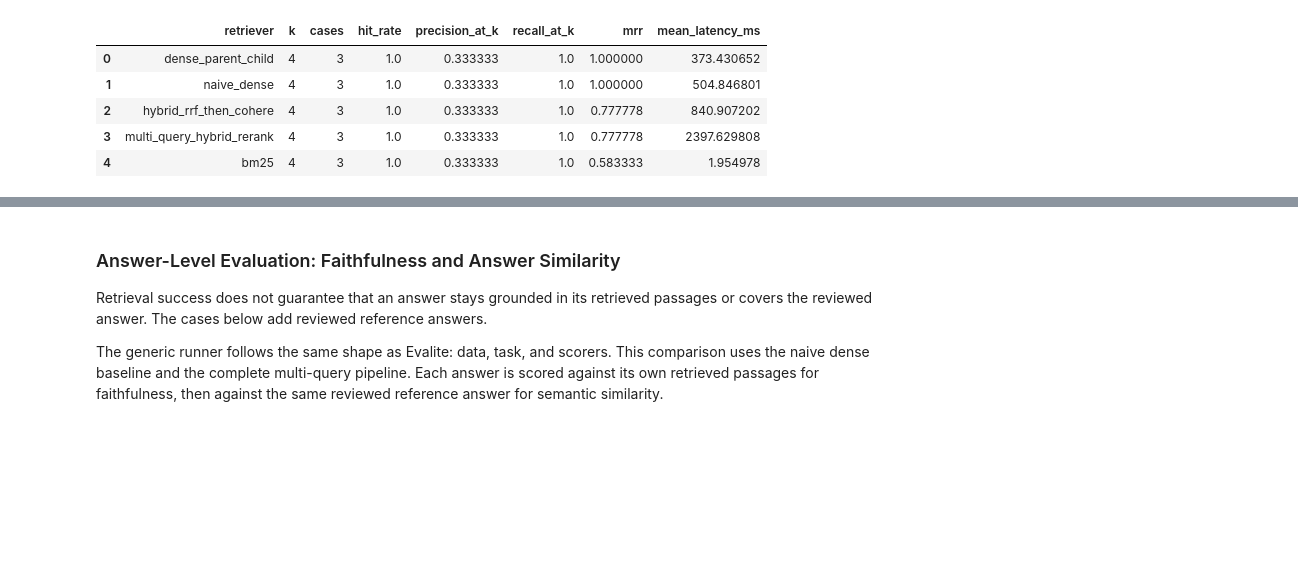
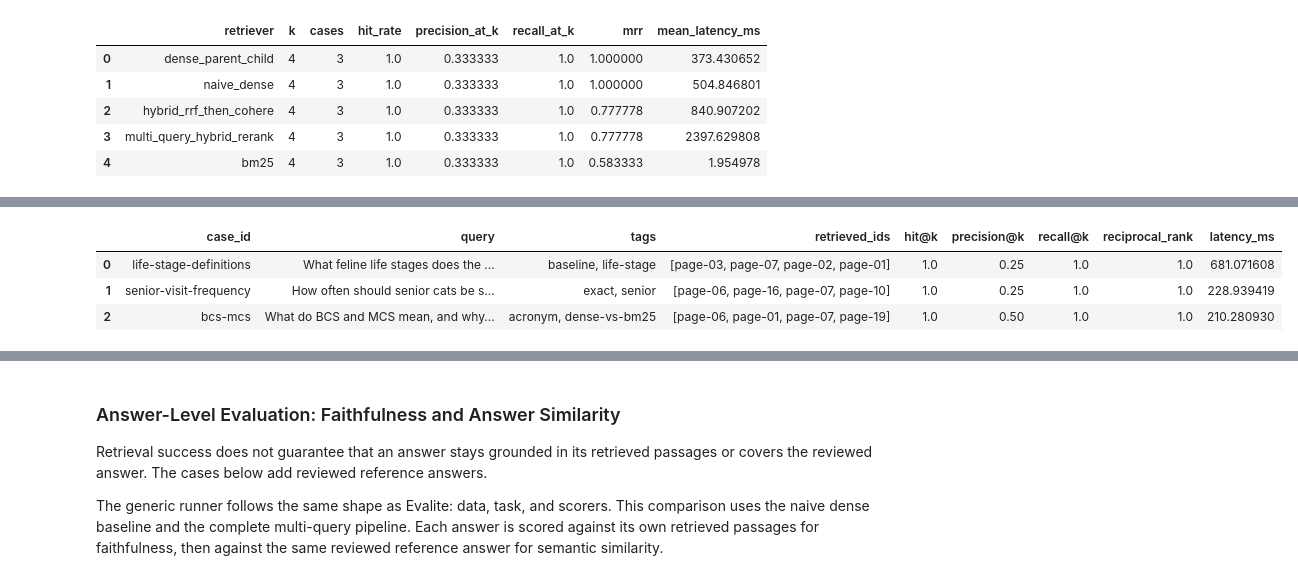
Before and after one commit to sajalosta/AIEC_v1.0, a Jupyter notebook: 07_Advanced_Retrievers/01_Cat_Health_Advanced_Retrieval.ipynb, the cells around one changed output, grey strips where cells are left out. Drawn from its saved outputs; the diff is of its cells as text; code cells hidden in the pictures; blank space fills up the shorter version.

```diff
--- a/07_Advanced_Retrievers/01_Cat_Health_Advanced_Retrieval.ipynb
+++ b/07_Advanced_Retrievers/01_Cat_Health_Advanced_Retrieval.ipynb
@@ -754,3 +822,10 @@ multi_query_report.case_table()
 | 0 | life-stage-definitions | What feline life stages does the ... | baseline, life-stage | [page-01, page-02, page-03, page-07] | 1.0 | 0.25 | 1.0 | 0.333333 | 3310.800669 |
 | 1 | senior-visit-frequency | How often should senior cats be s... | exact, senior | [page-06, page-02, page-10, page-16] | 1.0 | 0.25 | 1.0 | 1.000000 | 1997.968083 |
 | 2 | bcs-mcs | What do BCS and MCS mean, and why... | acronym, dense-vs-bm25 | [page-06, page-13, page-01, page-07] | 1.0 | 0.50 | 1.0 | 1.000000 | 1884.120673 |
+# %%
+parent_child_report.case_table()
+# %% [output]
+|  | case_id | query | tags | retrieved_ids | hit@k | precision@k | recall@k | reciprocal_rank | latency_ms |
+| 0 | life-stage-definitions | What feline life stages does the ... | baseline, life-stage | [page-03, page-07, page-02, page-01] | 1.0 | 0.25 | 1.0 | 1.0 | 681.071608 |
+| 1 | senior-visit-frequency | How often should senior cats be s... | exact, senior | [page-06, page-16, page-07, page-10] | 1.0 | 0.25 | 1.0 | 1.0 | 228.939419 |
+| 2 | bcs-mcs | What do BCS and MCS mean, and why... | acronym, dense-vs-bm25 | [page-06, page-01, page-07, page-19] | 1.0 | 0.50 | 1.0 | 1.0 | 210.280930 |
```
Also changed, not shown: parts of 13 cells of this notebook.
